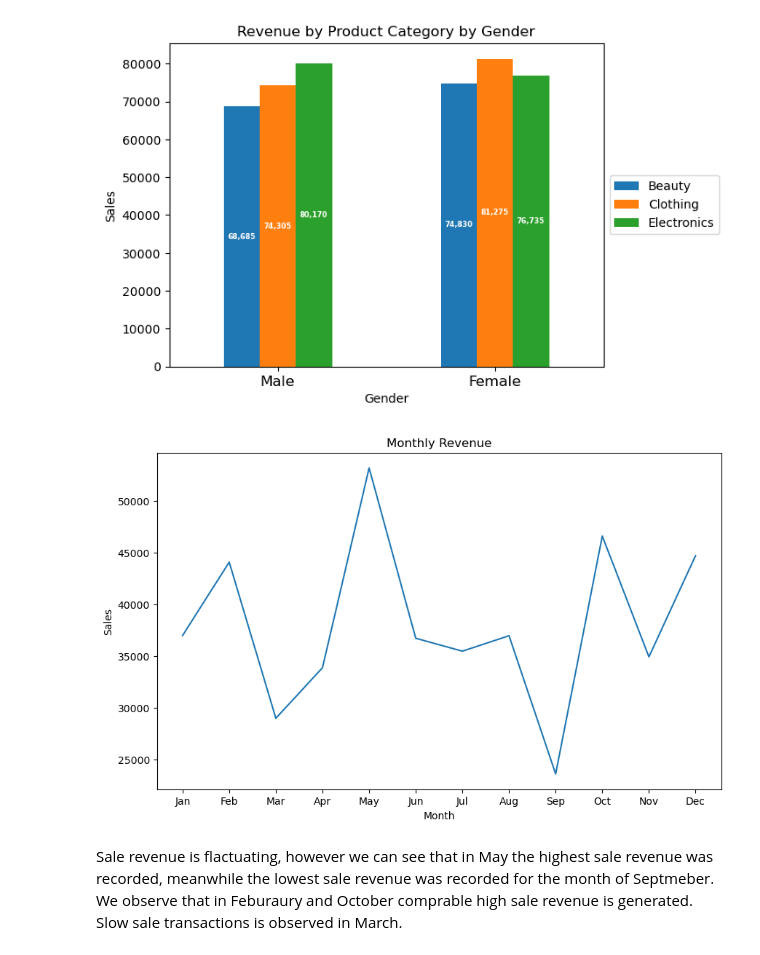
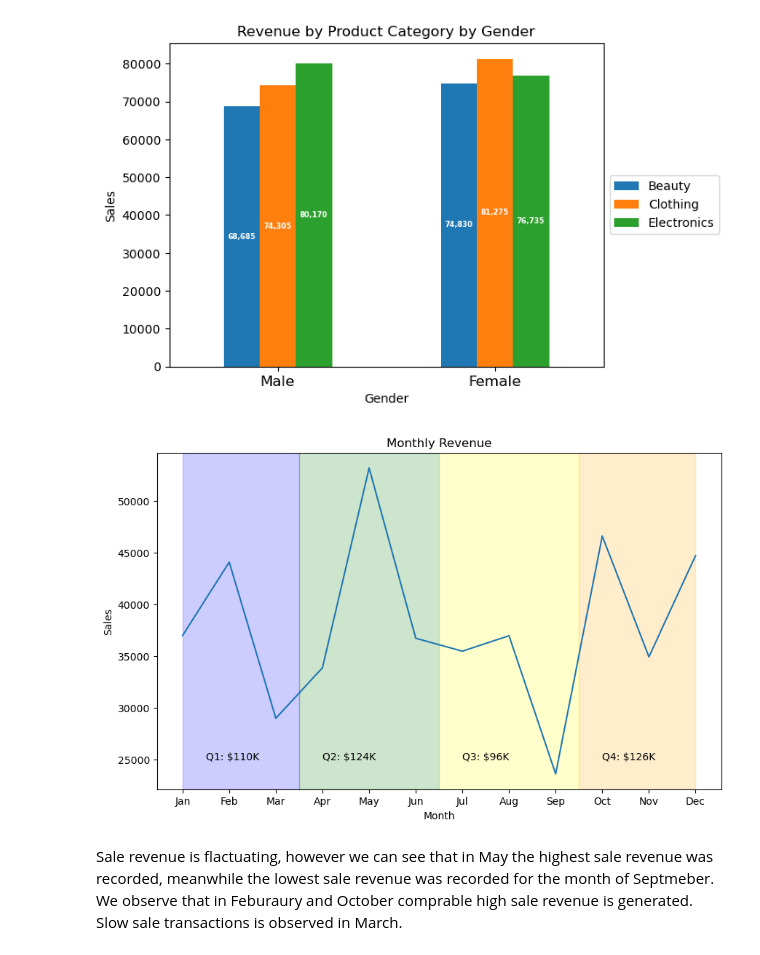
Before and after one commit to MohSalamh/Retail-Sales-Analysis, a Jupyter notebook: Retail_Sales_Analysis.ipynb, the cells around one changed output. Drawn from its saved outputs; the diff is of its cells as text; code cells hidden in the pictures.

```diff
--- a/Retail_Sales_Analysis.ipynb
+++ b/Retail_Sales_Analysis.ipynb
@@ -6,7 +6,7 @@ import seaborn as sns
 import numpy as np
 import calendar
 # %%
-data = pd.read_csv(r'C:\Desktop\retail_sales_dataset.csv')
+data = pd.read_csv(r'C:\desktop\retail_sales_dataset.csv')
 data.head()
 # %% [output]
 |  | Transaction ID | Date | Customer ID | Gender | Age | Product Category | Quantity | Price per Unit | ... |
@@ -349,13 +349,21 @@ show_dataLabel(df2, True)
 # %%
 sales_by_month = data.groupby('Month', observed = True)['Total Amount'].sum()
 plt.figure(figsize=(10, 6))
 plt.plot(sales_by_month.index, sales_by_month.values)
 plt.xlabel('Month')
 plt.ylabel('Sales')
 plt.title('Monthly Revenue')
+plt.axvspan(0, 2.5, color='blue', alpha=0.2)
+plt.axvspan(2.5, 5.5, color='green', alpha=0.2)
+plt.axvspan(5.5, 8.5, color='yellow', alpha=0.2)
+plt.axvspan(8.5, 11, color='orange', alpha=0.2)
+plt.text(0.5, 25000, 'Q1: $110K')
+plt.text(3, 25000, 'Q2: $124K')
+plt.text(6, 25000, 'Q3: $96K')
+plt.text(9, 25000,'Q4: $126K')
 plt.show()
 # %% [output]
-[figure, old version]
+[figure, new version]
 # %% [markdown]
 Sale revenue is flactuating, however we can see that in May the highest sale revenue was recorded, meanwhile the lowest sale revenue was recorded for the month of Septmeber. We observe that in Feburaury and October comprable high sale revenue is generated. Slow sale transactions is observed in March.
 # %%
```
Also changed, not shown: parts of 5 cells of this notebook.
